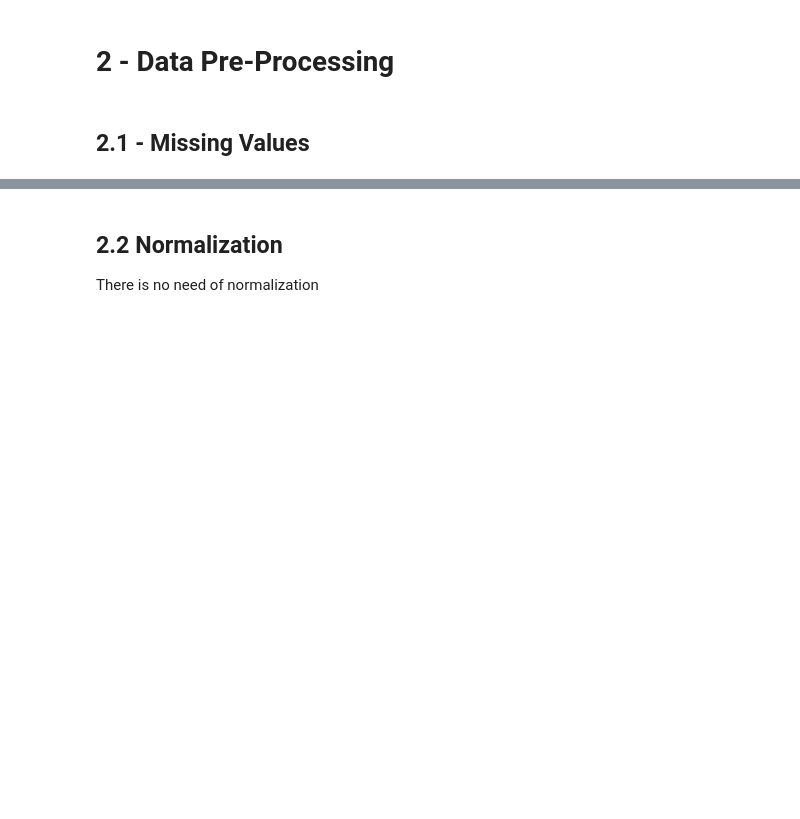
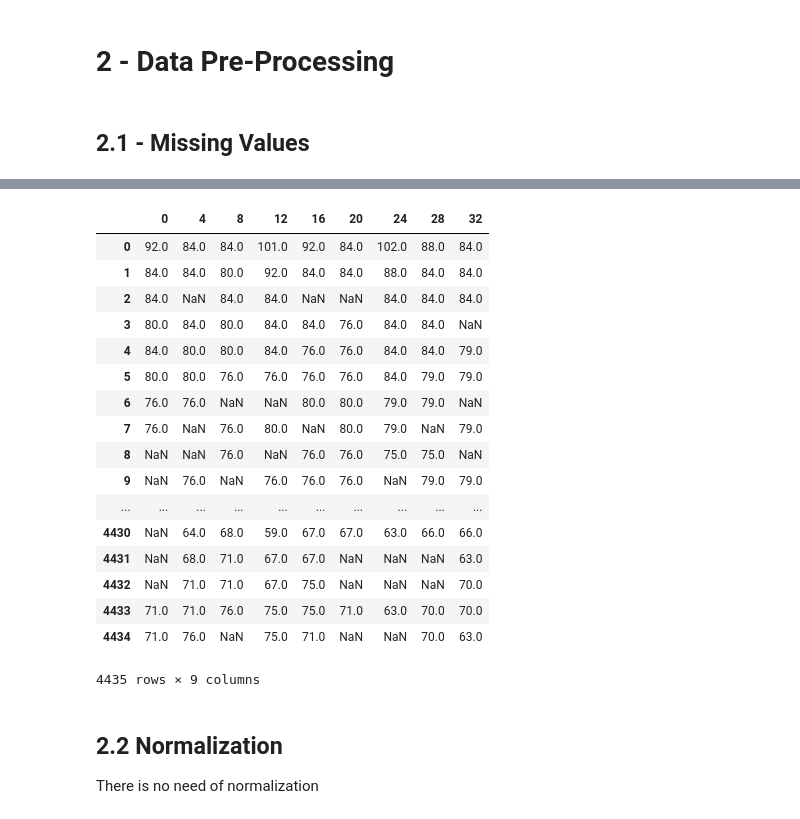
Before and after one commit to msandim/tum-anomaly-detection-challenges, a Jupyter notebook: Challenge 1/Challenge 1 - Satellite View/Script.ipynb, the cells around one changed output, grey strips where cells are left out. Saved outputs shown, nothing was run; the diff lists cells and outputs as text; code cells hidden in the pictures; blank space fills up the shorter version.

```diff
--- a/Challenge 1/Challenge 1 - Satellite View/Script.ipynb
+++ b/Challenge 1/Challenge 1 - Satellite View/Script.ipynb
@@ -148,3 +138,49 @@ print(df_p_attribute_R.head())
+# %%
+#########################################
+# Test fillMissingValuesWithDistribution
+#########################################
+
+#generate four new datasets with the columns of each type
+df_p_attribute_R_train = separatePixelColumns(0, X_train)
+df_p_attribute_G_train = separatePixelColumns(1, X_train)
+df_p_attribute_IR1_train = separatePixelColumns(2, X_train)
+df_p_attribute_IR2_train = separatePixelColumns(3, X_train)
+
+df_p_attribute_R_test = separatePixelColumns(0, test_df)
+df_p_attribute_G_test = separatePixelColumns(1, test_df)
+df_p_attribute_IR1_test = separatePixelColumns(2, test_df)
+df_p_attribute_IR2_test = separatePixelColumns(3, test_df)
+
+df_p_attribute_R_train = fillMissingValuesWithDistribution(df_p_attribute_R_train)
+df_p_attribute_G_train = fillMissingValuesWithDistribution(df_p_attribute_G_train)
+df_p_attribute_IR1_train = fillMissingValuesWithDistribution(df_p_attribute_IR1_train)
+df_p_attribute_IR2_train = fillMissingValuesWithDistribution(df_p_attribute_IR2_train)
+
+df_p_attribute_R_test = fillMissingValuesWithDistribution(df_p_attribute_R_test)
+df_p_attribute_G_test = fillMissingValuesWithDistribution(df_p_attribute_G_test)
+df_p_attribute_IR1_test = fillMissingValuesWithDistribution(df_p_attribute_IR1_test)
+df_p_attribute_IR2_test = fillMissingValuesWithDistribution(df_p_attribute_IR2_test)
+
+df_p_attribute_R_train
+# %% [output]
+|  | 0 | 4 | 8 | 12 | 16 | 20 | 24 | 28 | 32 |
+| 0 | 92.0 | 84.0 | 84.0 | 101.0 | 92.0 | 84.0 | 102.0 | 88.0 | 84.0 |
+| 1 | 84.0 | 84.0 | 80.0 | 92.0 | 84.0 | 84.0 | 88.0 | 84.0 | 84.0 |
+| 2 | 84.0 | NaN | 84.0 | 84.0 | NaN | NaN | 84.0 | 84.0 | 84.0 |
+| 3 | 80.0 | 84.0 | 80.0 | 84.0 | 84.0 | 76.0 | 84.0 | 84.0 | NaN |
+| 4 | 84.0 | 80.0 | 80.0 | 84.0 | 76.0 | 76.0 | 84.0 | 84.0 | 79.0 |
+| 5 | 80.0 | 80.0 | 76.0 | 76.0 | 76.0 | 76.0 | 84.0 | 79.0 | 79.0 |
+| 6 | 76.0 | 76.0 | NaN | NaN | 80.0 | 80.0 | 79.0 | 79.0 | NaN |
+| 7 | 76.0 | NaN | 76.0 | 80.0 | NaN | 80.0 | 79.0 | NaN | 79.0 |
+| 8 | NaN | NaN | 76.0 | NaN | 76.0 | 76.0 | 75.0 | 75.0 | NaN |
+| 9 | NaN | 76.0 | NaN | 76.0 | 76.0 | 76.0 | NaN | 79.0 | 79.0 |
+| ... | ... | ... | ... | ... | ... | ... | ... | ... | ... |
+| 4430 | NaN | 64.0 | 68.0 | 59.0 | 67.0 | 67.0 | 63.0 | 66.0 | 66.0 |
+| 4431 | NaN | 68.0 | 71.0 | 67.0 | 67.0 | NaN | NaN | NaN | 63.0 |
+| 4432 | NaN | 71.0 | 71.0 | 67.0 | 75.0 | NaN | NaN | NaN | 70.0 |
+| 4433 | 71.0 | 71.0 | 76.0 | 75.0 | 75.0 | 71.0 | 63.0 | 70.0 | 70.0 |
+| 4434 | 71.0 | 76.0 | NaN | 75.0 | 71.0 | NaN | NaN | 70.0 | 63.0 |
+4435 rows × 9 columns
 # %% [markdown]
 ## 2.2 Normalization
 
```
Also changed, not shown: parts of 3 cells of this notebook, 1 other file.
